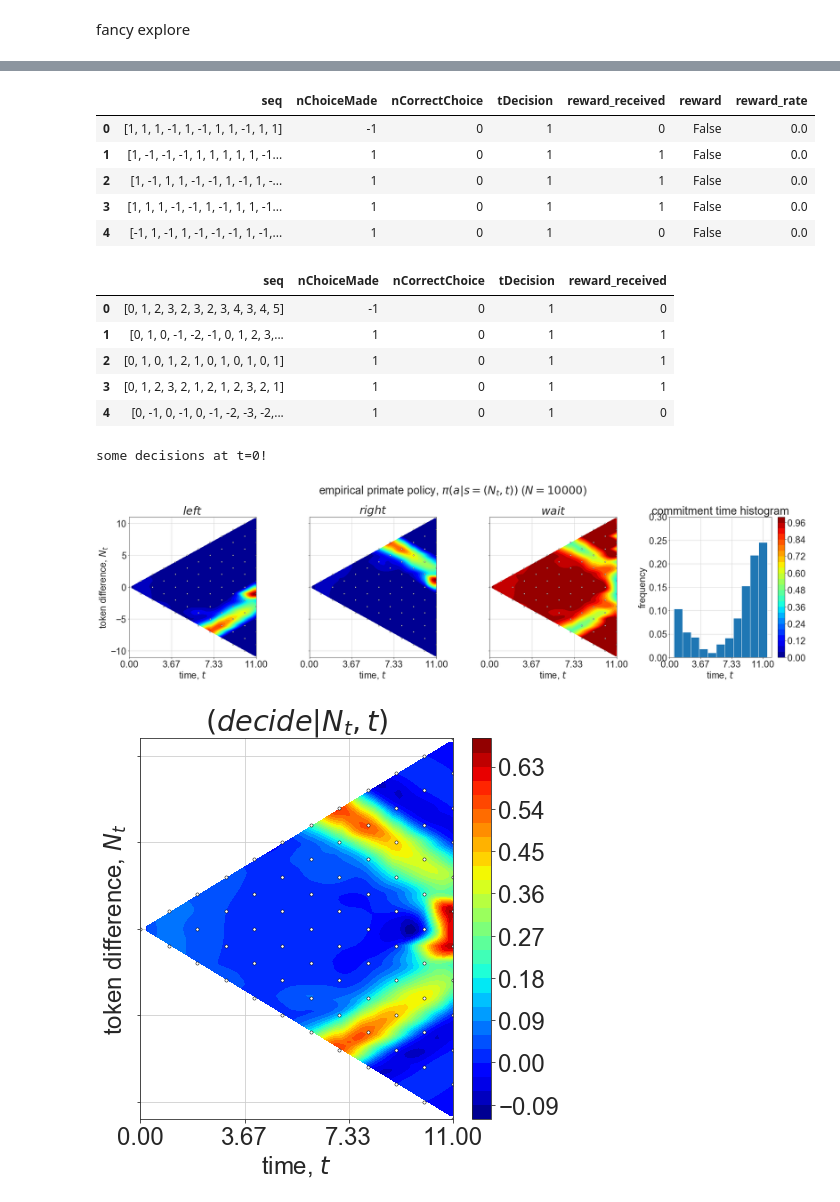
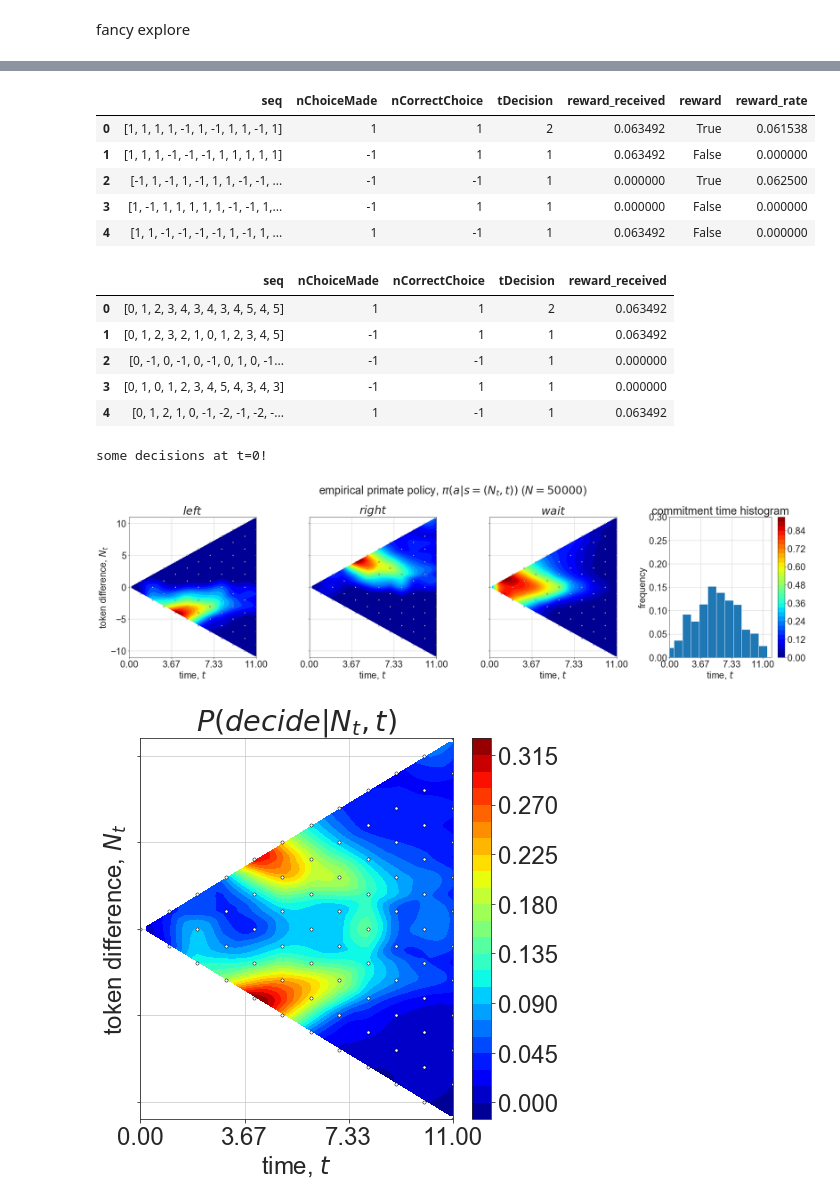
Before and after one commit to amimem/tokens_task, a Jupyter notebook: notebooks/tokens_task_analysis_RL_onerun.ipynb, the cells around one changed output, grey strips where cells are left out. Cells and saved outputs as stored; diff of their text form; code cells hidden in the pictures.

Commit message:
Fixed wait dist calculation

```diff
--- a/notebooks/tokens_task_analysis_RL_onerun.ipynb
+++ b/notebooks/tokens_task_analysis_RL_onerun.ipynb
@@ -24,13 +24,14 @@ from scipy.interpolate import griddata
 fancy explore
 # %%
 fig,ax=pl.subplots(3,1,figsize=(5,15))
-dataroot='../storage/tokens-v0_terminate_False_q-learning_seed0_20-04-27-23-03-02'
+dataroot='../storage/tokens-v0_reinforce_seed0_20-04-29-13-02-15'
 dataset_name = os.path.basename(dataroot)
 T=11
 
-gamma=1/4
+alpha=3.0/4
 
 df_sarsa=pd.read_csv(dataroot+'/log.csv',sep=',')
+# df_sarsa=df_sarsa[10000:]
 df_sarsa.trajectory=df_sarsa.trajectory.apply(lambda row: np.asarray([int(x) for x in row[1:-1].split(', ')])) # tarjectory is string, turn it to numpy array
 df_sarsa.rename(columns={'trajectory':'seq'},inplace=True)
 df_sarsa.rename(columns={'choice_made':'nChoiceMade'},inplace=True)
@@ -39,7 +40,7 @@ df_sarsa.rename(columns={'decision_time':'tDecision'},inplace=True)
 df_sarsa_copy = df_sarsa.copy()
 df_sarsa.seq=df_sarsa.seq.apply(lambda row: np.diff(row)) # difference between consecutive elements, show we went left or right at each timestep
 df_sarsa['reward']=(df_sarsa.nChoiceMade==df_sarsa.nCorrectChoice)
-df_sarsa['reward_rate']=df_sarsa['reward']/(df_sarsa.tDecision+gamma*(T-df_sarsa.tDecision)+7.5)
+df_sarsa['reward_rate']=df_sarsa['reward']/(df_sarsa.tDecision+alpha*(T-df_sarsa.tDecision)+7.5)
 # df_sarsa['reward_rate']=df_sarsa['reward_received']
 df_sarsa.reward.rolling(window=1000).mean().plot.line(ax=ax[0])
 df_sarsa.reward_rate.rolling(window=1000).mean().plot.line(ax=ax[1])
@@ -67,20 +68,20 @@ fig.savefig('Info_'+dataset_name+'.pdf', transparent=True,bbox_inches="tight",dp
 df_sarsa.head()
 # %% [output]
 |  | seq | nChoiceMade | nCorrectChoice | tDecision | reward_received | reward | reward_rate |
-| 0 | [1, 1, 1, -1, 1, -1, 1, 1, -1, 1, 1] | -1 | 0 | 1 | 0 | False | 0.0 |
-| 1 | [1, -1, -1, -1, 1, 1, 1, 1, 1, -1... | 1 | 0 | 1 | 1 | False | 0.0 |
-| 2 | [1, -1, 1, 1, -1, -1, 1, -1, 1, -... | 1 | 0 | 1 | 1 | False | 0.0 |
-| 3 | [1, 1, 1, -1, -1, 1, -1, 1, 1, -1... | 1 | 0 | 1 | 1 | False | 0.0 |
-| 4 | [-1, 1, -1, 1, -1, -1, -1, 1, -1,... | 1 | 0 | 1 | 0 | False | 0.0 |
+| 0 | [1, 1, 1, 1, -1, 1, -1, 1, 1, -1, 1] | 1 | 1 | 2 | 0.063492 | True | 0.061538 |
+| 1 | [1, 1, 1, -1, -1, -1, 1, 1, 1, 1, 1] | -1 | 1 | 1 | 0.063492 | False | 0.000000 |
+| 2 | [-1, 1, -1, 1, -1, 1, 1, -1, -1, ... | -1 | -1 | 1 | 0.000000 | True | 0.062500 |
+| 3 | [1, -1, 1, 1, 1, 1, 1, -1, -1, 1,... | -1 | 1 | 1 | 0.000000 | False | 0.000000 |
+| 4 | [1, 1, -1, -1, -1, -1, 1, -1, 1, ... | 1 | -1 | 1 | 0.063492 | False | 0.000000 |
 # %%
 df_sarsa_copy.head()
 # %% [output]
 |  | seq | nChoiceMade | nCorrectChoice | tDecision | reward_received |
-| 0 | [0, 1, 2, 3, 2, 3, 2, 3, 4, 3, 4, 5] | -1 | 0 | 1 | 0 |
-| 1 | [0, 1, 0, -1, -2, -1, 0, 1, 2, 3,... | 1 | 0 | 1 | 1 |
-| 2 | [0, 1, 0, 1, 2, 1, 0, 1, 0, 1, 0, 1] | 1 | 0 | 1 | 1 |
-| 3 | [0, 1, 2, 3, 2, 1, 2, 1, 2, 3, 2, 1] | 1 | 0 | 1 | 1 |
-| 4 | [0, -1, 0, -1, 0, -1, -2, -3, -2,... | 1 | 0 | 1 | 0 |
+| 0 | [0, 1, 2, 3, 4, 3, 4, 3, 4, 5, 4, 5] | 1 | 1 | 2 | 0.063492 |
+| 1 | [0, 1, 2, 3, 2, 1, 0, 1, 2, 3, 4, 5] | -1 | 1 | 1 | 0.063492 |
+| 2 | [0, -1, 0, -1, 0, -1, 0, 1, 0, -1... | -1 | -1 | 1 | 0.000000 |
+| 3 | [0, 1, 0, 1, 2, 3, 4, 5, 4, 3, 4, 3] | -1 | 1 | 1 | 0.000000 |
+| 4 | [0, 1, 2, 1, 0, -1, -2, -1, -2, -... | 1 | -1 | 1 | 0.063492 |
 # %%
 # plot_dec_times(df_sarsa.iloc[:].reset_index(),pl,'qlearn_fancybias_fancydiscount')
 df_data = df_sarsa.iloc[:].reset_index()
@@ -111,7 +112,7 @@ for it,tdec in enumerate(df_data.tDecision.values):
     for sit in range(1,int(tdec)): #add wait action up to decision,number [ 1, -1, 1, -1, -1 ] => dist_wait[1, 0] += 1, dist_wait[1, 1] += 1, dist_wait[2, 1] += 1, dist_wait[2, 2] += 1, dist_wait[3, 2] += 1
         dist_wait[np.sum(curr_traj[:sit-1]==1),np.sum(curr_traj[:sit-1]==-1)]+=1 #increment occupancy at given (Np,Nm)
 #add t=0 data
-dist[0,0]=(df_data.tDecision==0).sum()
+dist[0,0]=((df_data.tDecision==0) & (df_data.nChoiceMade!=0)).sum()
 dist_R[0,0]=((df_data.tDecision==0) & (df_data.nChoiceMade==1)).sum()
 dist_L[0,0]=((df_data.tDecision==0) & (df_data.nChoiceMade==-1)).sum()
 dist_wait[0,0]=((df_data.tDecision==0) & (df_data.nChoiceMade !=-1) & (df_data.nChoiceMade !=1)).sum()
@@ -160,7 +161,7 @@ for Np in range(T+1):
             # over number of times we had Np left and Np right at time step Np+Nm >= t_decision
             dist_R_tmp[Np,Nm]=dist_R[Np,Nm]/occupancy_dist[Np,Nm]
             dist_L_tmp[Np,Nm]=dist_L[Np,Nm]/occupancy_dist[Np,Nm]
-            dist_wait_tmp[Np,Nm]=1.0 - dist_tmp[Np,Nm]#dist_wait[Np,Nm]/occupancy_dist[Np,Nm]
+            dist_wait_tmp[Np,Nm]= dist_wait[Np,Nm]/occupancy_dist[Np,Nm]  #1.0 - dist_tmp[Np,Nm]
 #                 dist_R_tmp[Np,Nm]=dist_R[Np,Nm]/dist[Np,Nm]
 #                 dist_L_tmp[Np,Nm]=dist_L[Np,Nm]/dist[Np,Nm]
 #                 dist_wait_tmp[Np,Nm]= dist_wait[Np,Nm]/dist[Np,Nm]
@@ -214,33 +215,33 @@ ax[2].figure.colorbar(CS)
 #response time distirbutions
 df_data.tDecision.hist(ax=ax[3],bins=np.arange(T+2)-0.5,density=True)
 ax[3].set_ylabel('frequency')
 ax[3].set_xlabel(r'time, $t$')
 ax[3].set_xlim(0,T+1)
 ax[3].set_xticks([0,1/3*T,2/3*T,T])
 ax[3].set_title('commitment time histogram')
 ax[3].set_ylim(0,ymax)
 
 fig.tight_layout()
 fig.suptitle(r'empirical primate policy, $\pi(a|s=(N_t,t))$ ($N='+str(len(df_data))+'$)',y=1.05)
 fig.savefig('policy_'+dataset_name+'.pdf', transparent=True,bbox_inches="tight",dpi=300)
 
 #prob of deciding
 fig, ax=pl.subplots(1,1,figsize=(7,7))
 CS=ax.contourf(tvecdense,Nvecdense,z_d,30,cmap=pl.cm.jet)
 ax.set_ylabel(r'token difference, $N_t$')
 ax.set_yticklabels('')
 ax.set_xlim(0,T)
 ax.set_ylim(-T,T)
 ax.set_xticks([0,1/3*T,2/3*T,T])
 ax.set_xlabel(r'time, $t$')
-ax.set_title(r'$(decide|N_t,t)$')
+ax.set_title(r'$P(decide|N_t,t)$')
 for Np in range(T+1):
     for Nm in range(T+1):
         if Np+Nm< T+1:
             ax.scatter(Np+Nm,Np-Nm,s=10,facecolor='w',edgecolor='k',lw=0.5)
 ax.figure.colorbar(CS)
 fig.savefig('Pdec_'+dataset_name+'.pdf', transparent=True,bbox_inches="tight",dpi=300)
 # %% [output]
 some decisions at t=0!
-[figure, old version]
+[figure, new version]
-[figure, old version]
+[figure, new version]
```
Also changed, not shown: parts of 6 cells of this notebook.
